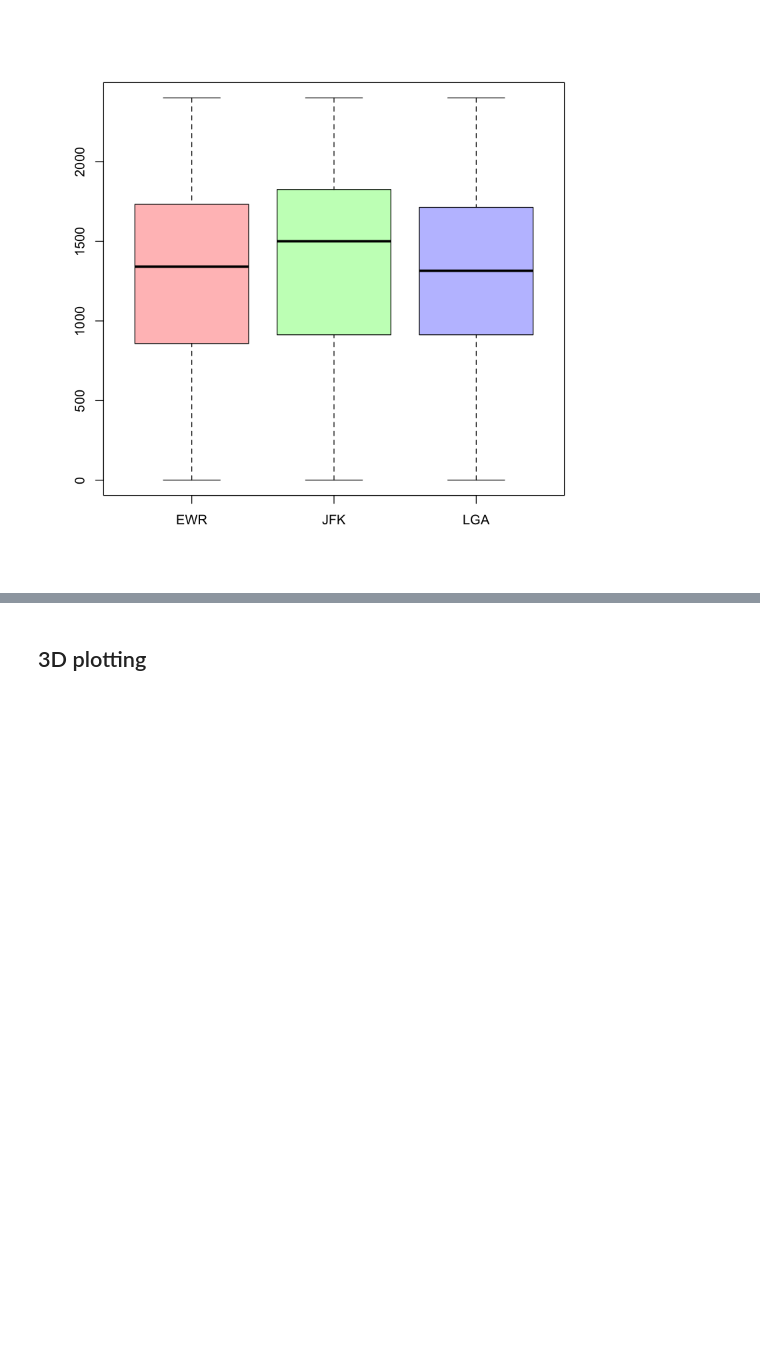
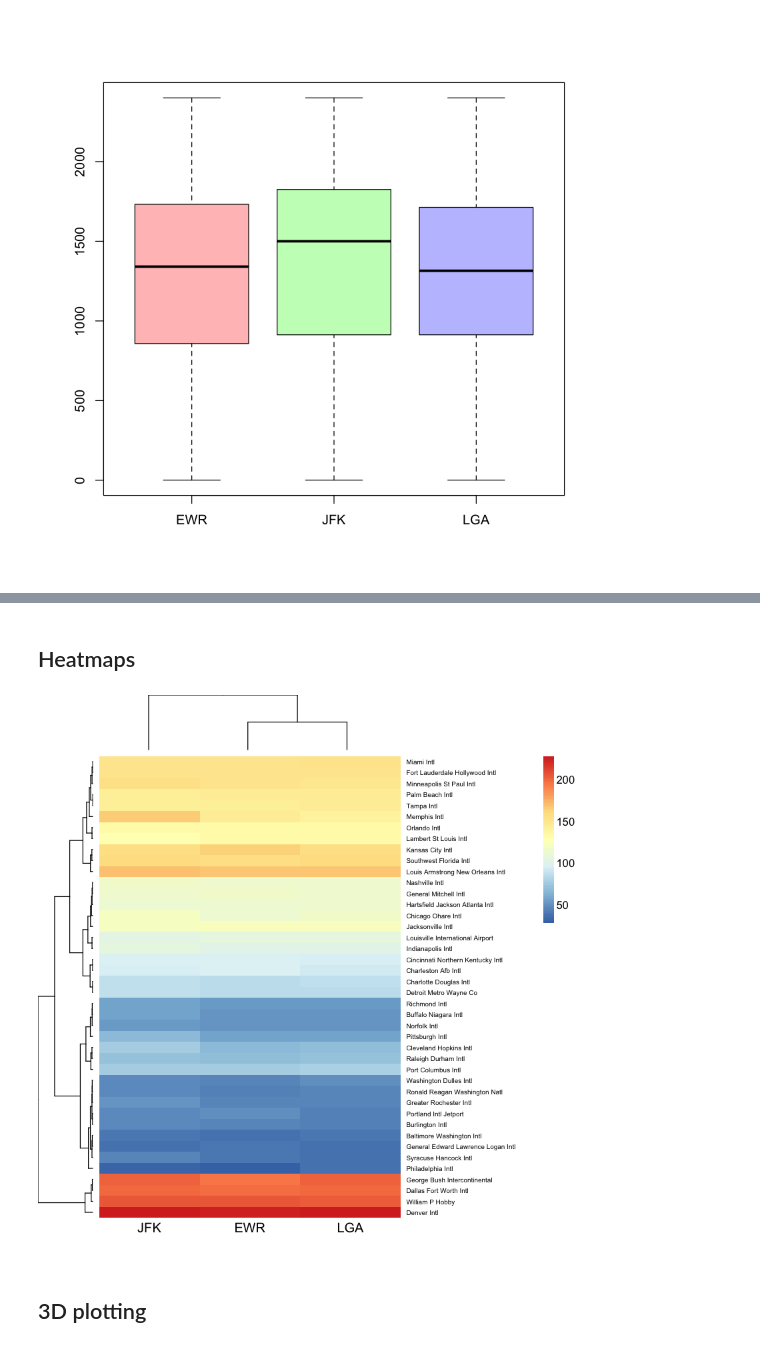
Before and after one commit to diyadas/tutorials, a Jupyter notebook: Data Visualization in R.ipynb, the cells around one changed output, grey strips where cells are left out. Drawn from its saved outputs; the diff is of its cells as text; code cells hidden in the pictures; blank space fills up the shorter version.

```diff
--- a/Data Visualization in R.ipynb
+++ b/Data Visualization in R.ipynb
@@ -145,3 +231,18 @@ boxplot(dep_time ~ origin, data=flights, col=colpal)
+# %% [markdown]
+## Heatmaps
+# %%
+library(dplyr)
+library(tidyr)
+airtime <- left_join(flights, airports, by = c("dest" = "faa")) %>%
+    select(origin, dest=name, air_time) %>%
+    group_by(origin, dest) %>%
+    summarize(avg_air_time = mean(air_time))
+avg_air <- data.frame(drop_na(spread(airtime, origin, avg_air_time)))
+rownames(avg_air) <- avg_air$dest
+# %%
+aheatmap(avg_air[,2:ncol(avg_air)], )
+# %% [output]
+[figure, added]
 # %% [markdown]
 ## 3D plotting
 # %%
```
Also changed, not shown: parts of 10 cells of this notebook.
